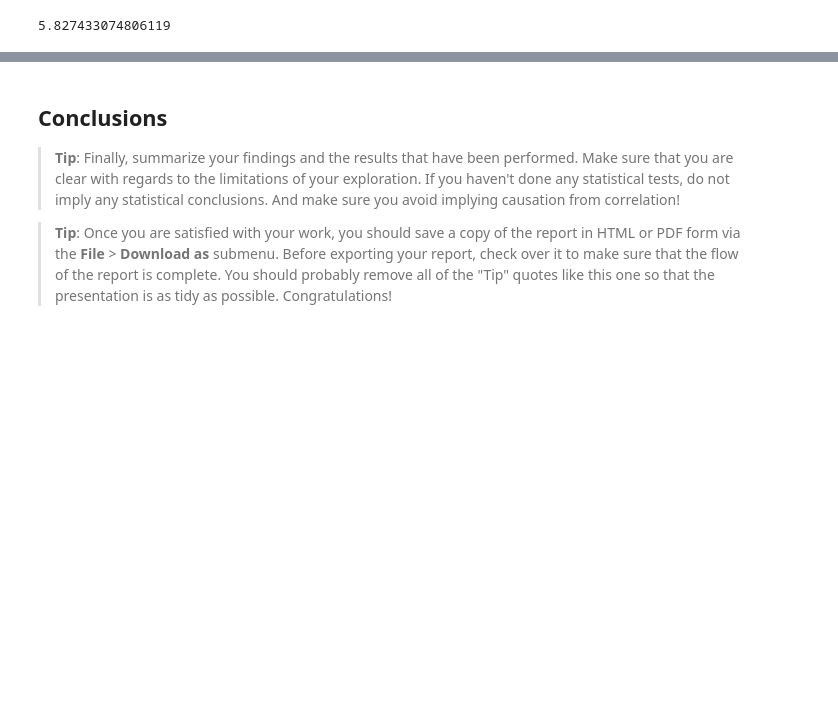
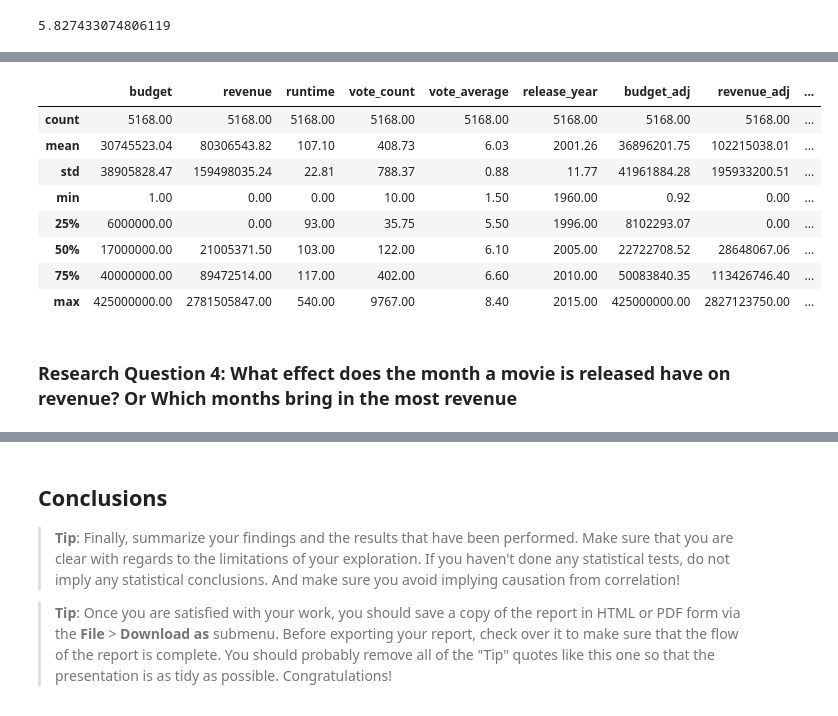
Before and after one commit to PhilipKarns/tmdb_movies, a Jupyter notebook: investigate-tmdb-movie-dataset.ipynb, the cells around one changed output, grey strips where cells are left out. Drawn from its saved outputs; the diff is of its cells as text; code cells hidden in the pictures; blank space fills up the shorter version.

Commit message:
investigated remainder of research questions

```diff
--- a/investigate-tmdb-movie-dataset.ipynb
+++ b/investigate-tmdb-movie-dataset.ipynb
@@ -402,0 +421,16 @@ runtime_lesser.vote_average.mean()
+# %%
+#save only movies with a budget
+with_budget = df_movies.query('budget_adj > 0')
+with_budget.describe()
+# %% [output]
+|  | budget | revenue | runtime | vote_count | vote_average | release_year | budget_adj | revenue_adj | ... |
+| count | 5168.00 | 5168.00 | 5168.00 | 5168.00 | 5168.00 | 5168.00 | 5168.00 | 5168.00 | ... |
+| mean | 30745523.04 | 80306543.82 | 107.10 | 408.73 | 6.03 | 2001.26 | 36896201.75 | 102215038.01 | ... |
+| std | 38905828.47 | 159498035.24 | 22.81 | 788.37 | 0.88 | 11.77 | 41961884.28 | 195933200.51 | ... |
+| min | 1.00 | 0.00 | 0.00 | 10.00 | 1.50 | 1960.00 | 0.92 | 0.00 | ... |
+| 25% | 6000000.00 | 0.00 | 93.00 | 35.75 | 5.50 | 1996.00 | 8102293.07 | 0.00 | ... |
+| 50% | 17000000.00 | 21005371.50 | 103.00 | 122.00 | 6.10 | 2005.00 | 22722708.52 | 28648067.06 | ... |
+| 75% | 40000000.00 | 89472514.00 | 117.00 | 402.00 | 6.60 | 2010.00 | 50083840.35 | 113426746.40 | ... |
+| max | 425000000.00 | 2781505847.00 | 540.00 | 9767.00 | 8.40 | 2015.00 | 425000000.00 | 2827123750.00 | ... |
+# %% [markdown]
+### Research Question 4: What effect does the month a movie is released have on revenue? Or Which months bring in the most revenue
```
Also changed, not shown: parts of 8 cells of this notebook.
